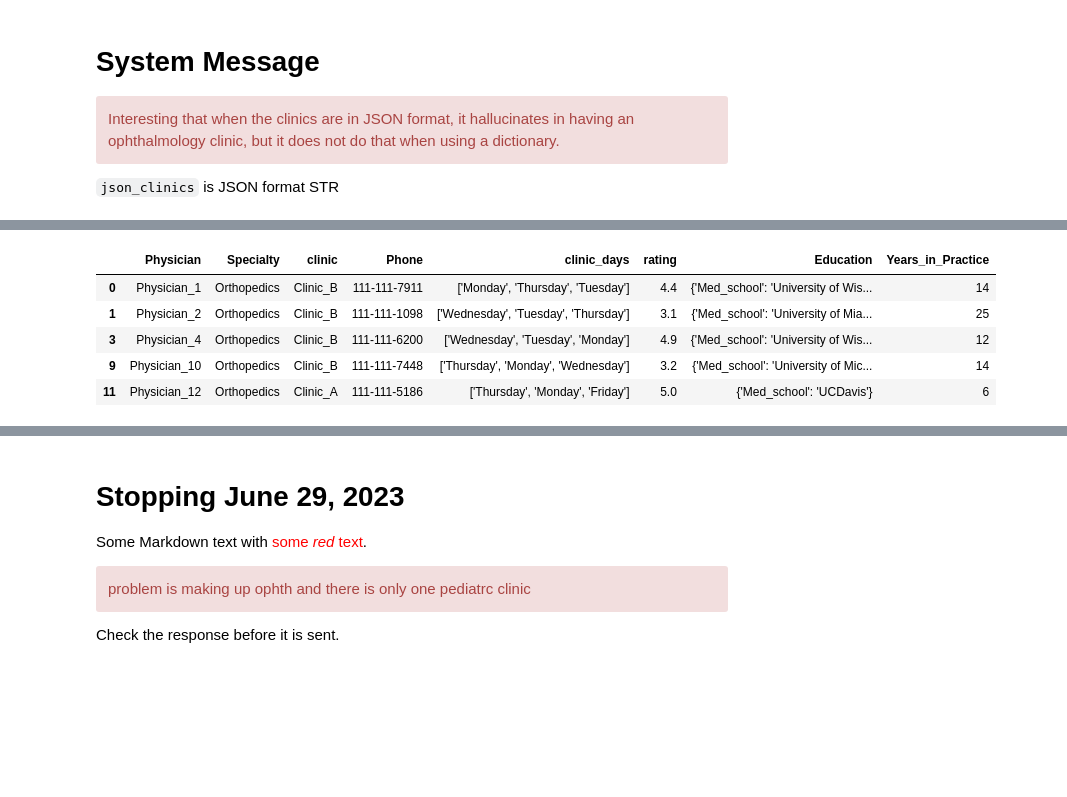
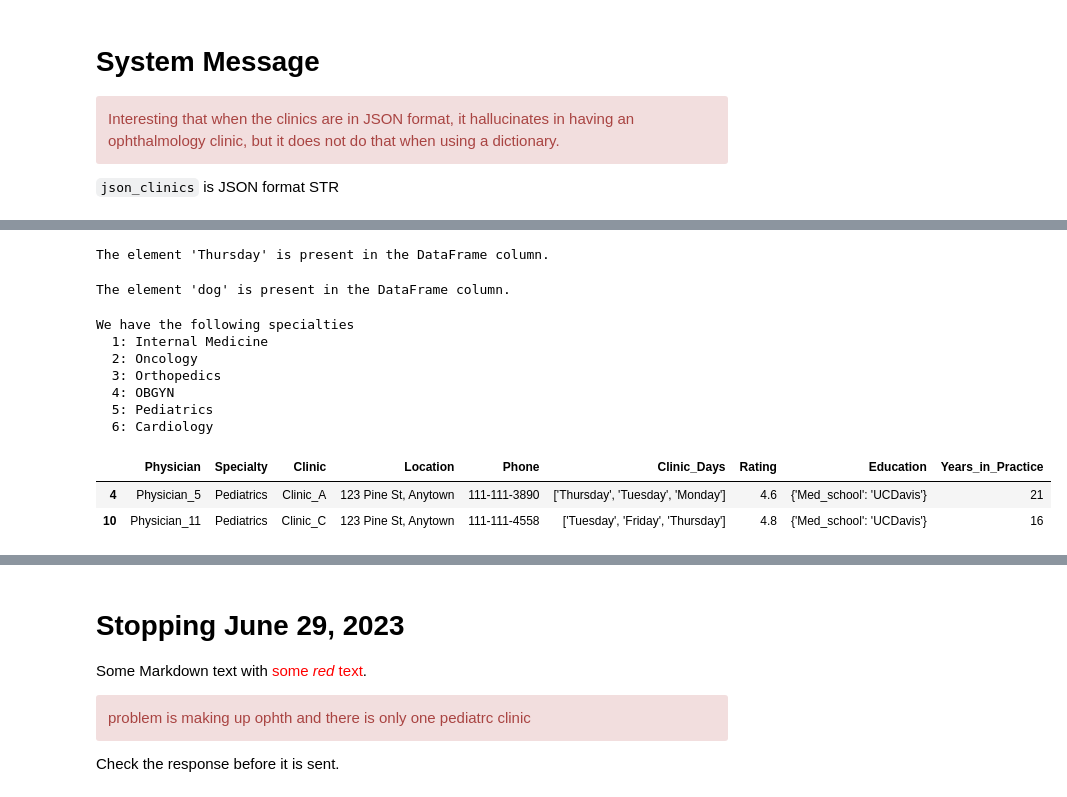
Before and after one commit to mvigoda/Coding, a Jupyter notebook: Clinic Availability/clinic_locations_and_availability_v1.ipynb, the cells around one changed output, grey strips where cells are left out. Drawn from its saved outputs; the diff is of its cells as text; code cells hidden in the pictures; blank space fills up the shorter version.

```diff
--- a/Clinic Availability/clinic_locations_and_availability_v1.ipynb
+++ b/Clinic Availability/clinic_locations_and_availability_v1.ipynb
@@ -77,4 +78,7 @@ csv_file_path  = 'physicians_2023-06-18.csv'
 
 df = pd.read_csv(csv_file_path)
 df
+print(df.columns)
+df = df.sort_values(['Specialty'], ascending=[False])
+df = df.reset_index(drop=True)
 # %% [output]
@@ -515,0 +686,5 @@ Please let me know if you need any further assistance.
+# %%
+
+df = df.sort_values(['Clinic'], ascending=[True])
+df = df.reset_index(drop=True)
+df
@@ -516,10 +844,50 @@ Please let me know if you need any further assistance.
+# %%
+# Define the element to search for
+element = 'Thursday'
+is_present = df['Clinic_Days'].apply(lambda x: element in x).any()
+
+if is_present:
+    print(f"The element '{element}' is present in the DataFrame column.")
+else:
+    print(f"The element '{element}' is not present in the DataFrame column.")
+# %% [output]
+The element 'Thursday' is present in the DataFrame column.
+# %%
+
+
+# Create a sample DataFrame
+data = {'Column1': [['apple', 'banana', 'orange'], ['cat', 'dog'], ['tree', 'flower', 'grass']]}
+df_1 = pd.DataFrame(data)
+
+# Define the element to search for
+element = 'dog'
+
+# Check if the element is present in the DataFrame column
+is_present = df_1['Column1'].apply(lambda x: element in x).any()
+
+if is_present:
+    print(f"The element '{element}' is present in the DataFrame column.")
+else:
+    print(f"The element '{element}' is not present in the DataFrame column.")
+# %% [output]
+The element 'dog' is present in the DataFrame column.
+# %%
+list_Specialties = list(set(df.Specialty))
+print(f'We have the following specialties')
+for num, name in enumerate(list_Specialties, start=1):
+    print("{0:3}: {1}".format(num, name))
+# %% [output]
+We have the following specialties
+  1: Internal Medicine
+  2: Oncology
+  3: Orthopedics
+  4: OBGYN
+  5: Pediatrics
+  6: Cardiology
 # %%
-mask = df['Specialty'] == 'Orthopedics'
+mask = df['Specialty'] == 'Pediatrics'
 df[mask]
 # %% [output]
-|  | Physician | Specialty | clinic | Phone | clinic_days | rating | Education | Years_in_Practice |
-| 0 | Physician_1 | Orthopedics | Clinic_B | 111-111-7911 | ['Monday', 'Thursday', 'Tuesday'] | 4.4 | {'Med_school': 'University of Wis... | 14 |
-| 1 | Physician_2 | Orthopedics | Clinic_B | 111-111-1098 | ['Wednesday', 'Tuesday', 'Thursday'] | 3.1 | {'Med_school': 'University of Mia... | 25 |
-| 3 | Physician_4 | Orthopedics | Clinic_B | 111-111-6200 | ['Wednesday', 'Tuesday', 'Monday'] | 4.9 | {'Med_school': 'University of Wis... | 12 |
-| 9 | Physician_10 | Orthopedics | Clinic_B | 111-111-7448 | ['Thursday', 'Monday', 'Wednesday'] | 3.2 | {'Med_school': 'University of Mic... | 14 |
-| 11 | Physician_12 | Orthopedics | Clinic_A | 111-111-5186 | ['Thursday', 'Monday', 'Friday'] | 5.0 | {'Med_school': 'UCDavis'} | 6 |
+|  | Physician | Specialty | Clinic | Location | Phone | Clinic_Days | Rating | Education | Years_in_Practice |
+| 4 | Physician_5 | Pediatrics | Clinic_A | 123 Pine St, Anytown | 111-111-3890 | ['Thursday', 'Tuesday', 'Monday'] | 4.6 | {'Med_school': 'UCDavis'} | 21 |
+| 10 | Physician_11 | Pediatrics | Clinic_C | 123 Pine St, Anytown | 111-111-4558 | ['Tuesday', 'Friday', 'Thursday'] | 4.8 | {'Med_school': 'UCDavis'} | 16 |
```
Also changed, not shown: parts of 40 cells of this notebook.
